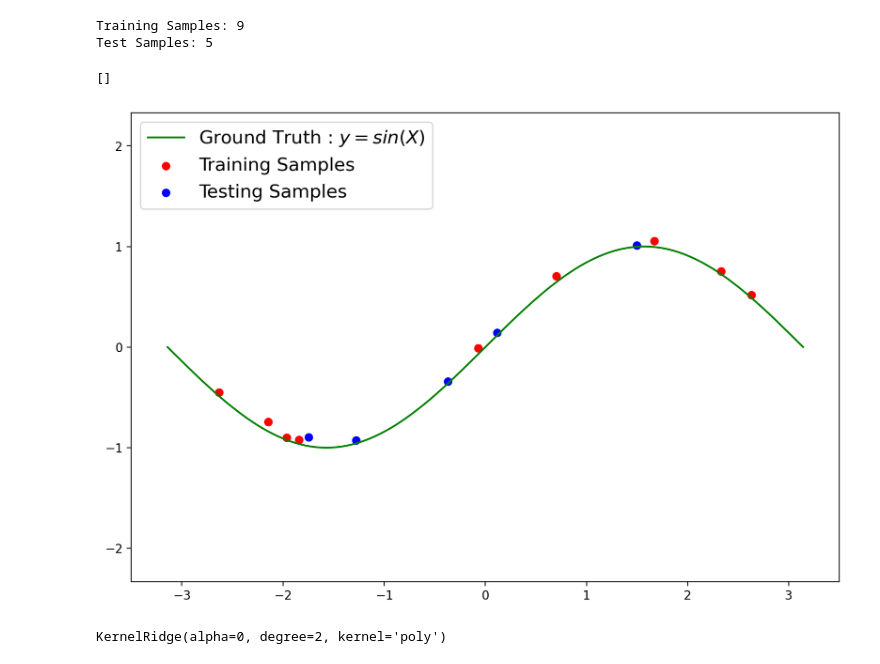
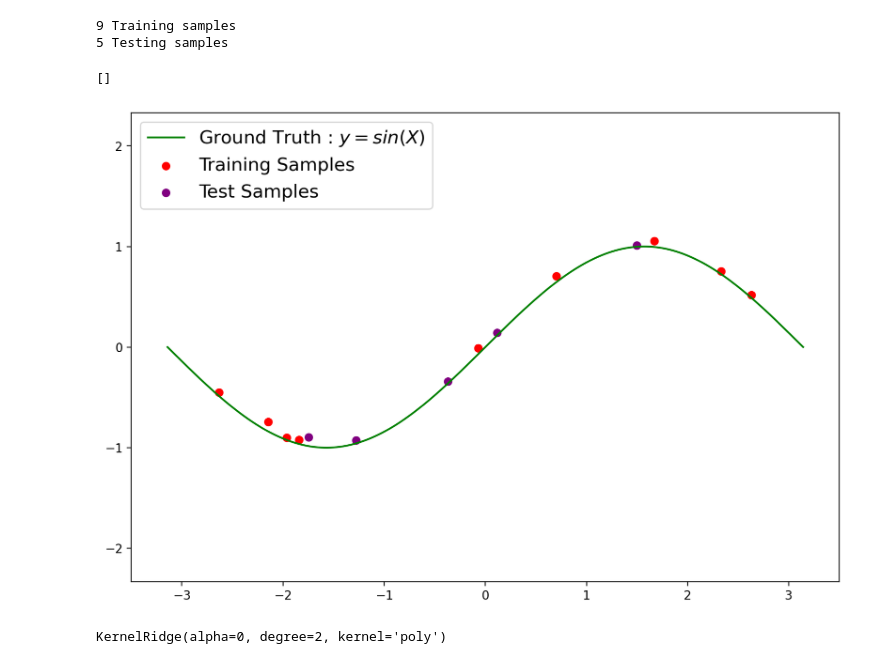
Before and after one commit to Sai99897/ridge-regression-with-regularisation, a Jupyter notebook: Regularization.ipynb, the cells around one changed output. Drawn from its saved outputs; the diff is of its cells as text; code cells hidden in the pictures.

```diff
--- a/Regularization.ipynb
+++ b/Regularization.ipynb
@@ -5,34 +5,36 @@
 import matplotlib.pyplot as plt
 import numpy as np
 # %%
+# Setup an example dataset
 from sklearn.model_selection import train_test_split
-n_samples,n_features=14,1
+n_samples, n_features = 14, 1
 np.random.seed(5)
-X=np.random.random_sample(n_samples)*2*np.pi-np.pi
-X=X.reshape((-1,1))
-y=np.sin(X)+(np.random.random_sample(n_samples)*.1).reshape((-1,1))
+X = np.random.random_sample(n_samples) * 2 * np.pi - np.pi
+X = X.reshape((-1,1))
+y = np.sin(X) + (np.random.random_sample(n_samples)*0.1).reshape((-1, 1))
 
-X_train,X_test,y_train,y_test=train_test_split(X,y,test_size=.33)
-x_i=np.linspace(-np.pi,np.pi,200)
+X_train, X_test, y_train, y_test = train_test_split(X, y, test_size=0.33)
+
+x_i = np.linspace(-np.pi, np.pi, 200)
 x_i = x_i.reshape((-1, 1))
-y_i=np.sin(x_i)
-print("Training Samples: {}".format(X_train.shape[0]))
-print("Test Samples: {}".format(X_test.shape[0]))
+y_i = np.sin(x_i)
+print('{} Training samples'.format(X_train.shape[0]))
+print('{} Testing samples'.format(X_test.shape[0]))
 # %% [output]
-Training Samples: 9
-Test Samples: 5
+9 Training samples
+5 Testing samples
 # %%
 scale_factor = 0.65
 plt.figure(figsize=(16*scale_factor,10.667*scale_factor))
 plt.axis([-3.5,3.5,-2.33,2.33])
 plt.plot(x_i, y_i, c='green', label='Ground Truth : $y=sin(X)$')
-plt.scatter(X_train,y_train,c="red",label="Training Samples")
-plt.scatter(X_test,y_test,c="blue",label="Testing Samples")
+plt.scatter(X_train, y_train, c='red', label='Training Samples')
+plt.scatter(X_test, y_test, c='purple', label='Test Samples')
 plt.legend(loc="upper left", fontsize=15)
 plt.plot()
 # %% [output]
 []
-[figure, old version]
+[figure, new version]
 # %%
 from sklearn.kernel_ridge import KernelRidge
 clf=KernelRidge(degree=2,kernel='poly', alpha=0)
```
Also changed, not shown: parts of 3 cells of this notebook.
